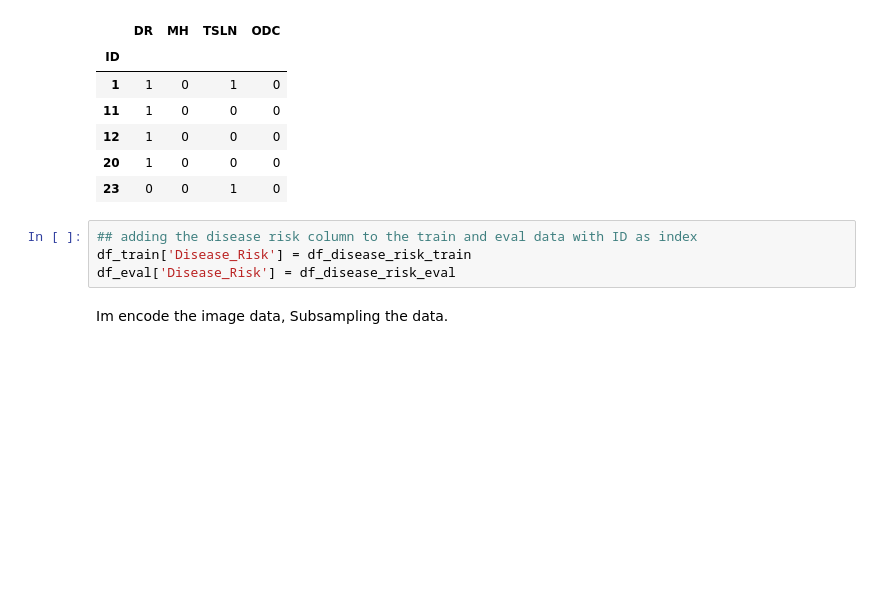
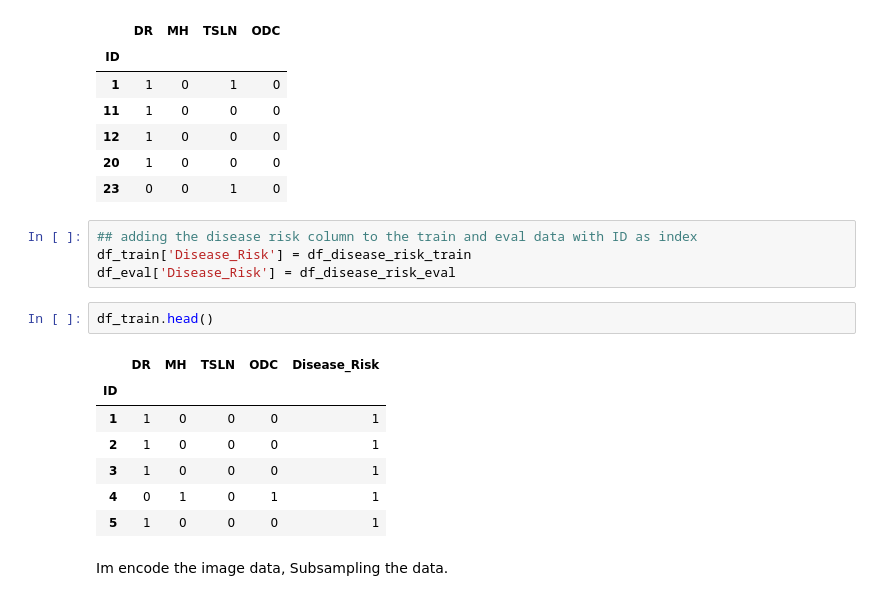
Before and after one commit to ris3abh/rfmd, a Jupyter notebook: code/preprocessing.ipynb, the cells around one changed output. Drawn from its saved outputs; the diff is of its cells as text; blank space fills up the shorter version.

```diff
--- a/code/preprocessing.ipynb
+++ b/code/preprocessing.ipynb
@@ -94,6 +94,16 @@ df_eval.head()
 ## adding the disease risk column to the train and eval data with ID as index
 df_train['Disease_Risk'] = df_disease_risk_train
 df_eval['Disease_Risk'] = df_disease_risk_eval
+# %%
+df_train.head()
+# %% [output]
+|  | DR | MH | TSLN | ODC | Disease_Risk |
+| ID |  |  |  |  |  |
+| 1 | 1 | 0 | 0 | 0 | 1 |
+| 2 | 1 | 0 | 0 | 0 | 1 |
+| 3 | 1 | 0 | 0 | 0 | 1 |
+| 4 | 0 | 1 | 0 | 1 | 1 |
+| 5 | 1 | 0 | 0 | 0 | 1 |
 # %% [markdown]
 Im encode the image data,
 Subsampling the data.
```
Also changed, not shown: parts of 6 cells of this notebook.
